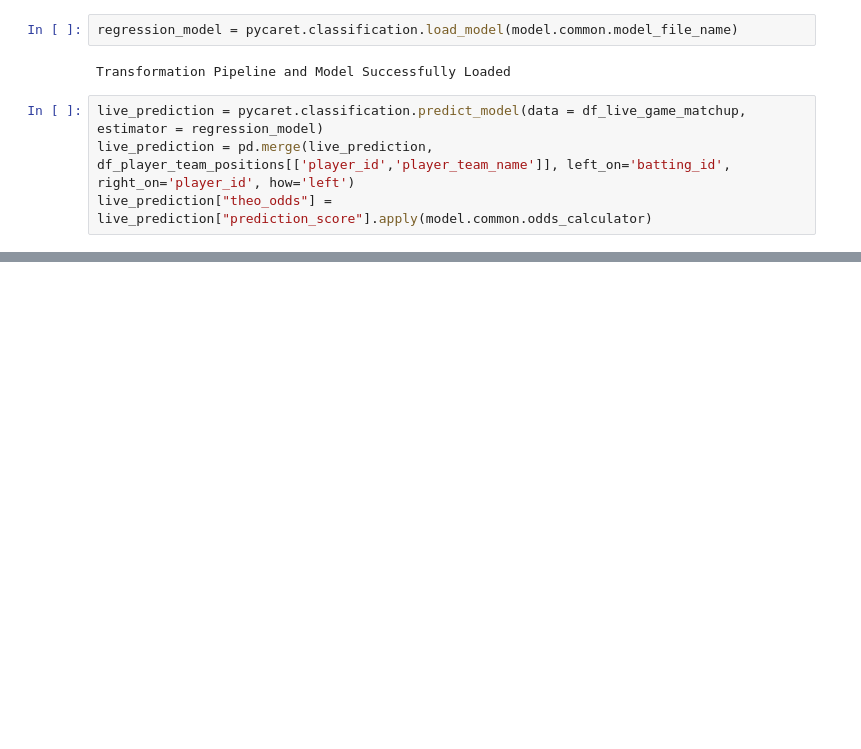
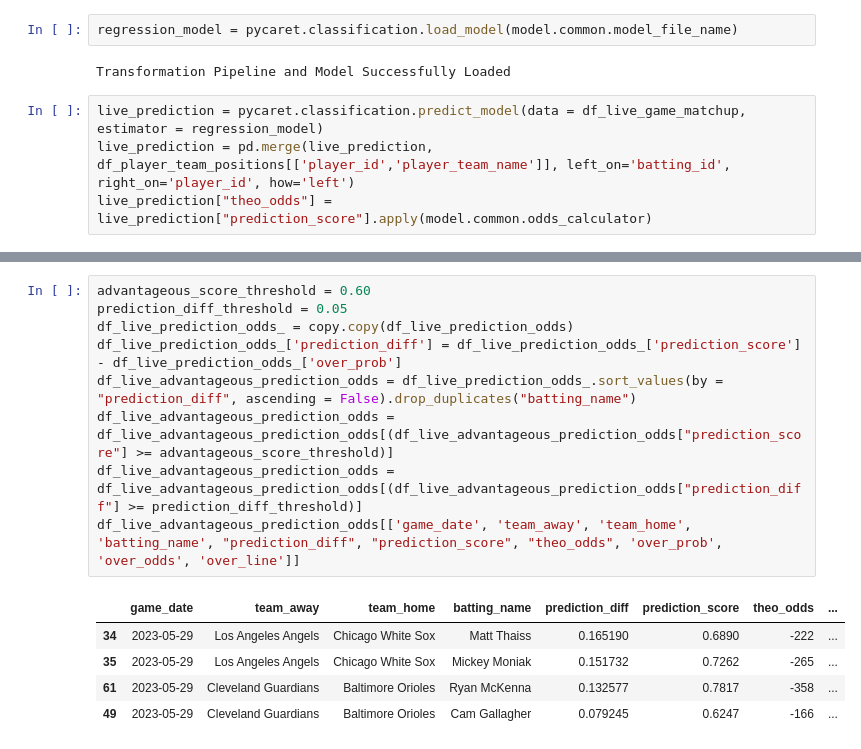
Before and after one commit to sculd/mlb-props, a Jupyter notebook: sandbox_live_bet.ipynb, the cells around one changed output, grey strips where cells are left out. Cells and saved outputs as stored; diff of their text form; blank space fills up the shorter version.

```diff
--- a/sandbox_live_bet.ipynb
+++ b/sandbox_live_bet.ipynb
@@ -108,0 +116,15 @@ confident_df_live_prediction_odds[['game_date', 'team_away', 'team_home', 'batti
+# %%
+advantageous_score_threshold = 0.60
+prediction_diff_threshold = 0.05
+df_live_prediction_odds_ = copy.copy(df_live_prediction_odds)
+df_live_prediction_odds_['prediction_diff'] = df_live_prediction_odds_['prediction_score'] - df_live_prediction_odds_['over_prob']
+df_live_advantageous_prediction_odds = df_live_prediction_odds_.sort_values(by = "prediction_diff", ascending = False).drop_duplicates("batting_name")
+df_live_advantageous_prediction_odds = df_live_advantageous_prediction_odds[(df_live_advantageous_prediction_odds["prediction_score"] >= advantageous_score_threshold)]
+df_live_advantageous_prediction_odds = df_live_advantageous_prediction_odds[(df_live_advantageous_prediction_odds["prediction_diff"] >= prediction_diff_threshold)]
+df_live_advantageous_prediction_odds[['game_date', 'team_away', 'team_home', 'batting_name', "prediction_diff", "prediction_score", "theo_odds", 'over_prob', 'over_odds', 'over_line']]
+# %% [output]
+|  | game_date | team_away | team_home | batting_name | prediction_diff | prediction_score | theo_odds | ... |
+| 34 | 2023-05-29 | Los Angeles Angels | Chicago White Sox | Matt Thaiss | 0.165190 | 0.6890 | -222 | ... |
+| 35 | 2023-05-29 | Los Angeles Angels | Chicago White Sox | Mickey Moniak | 0.151732 | 0.7262 | -265 | ... |
+| 61 | 2023-05-29 | Cleveland Guardians | Baltimore Orioles | Ryan McKenna | 0.132577 | 0.7817 | -358 | ... |
+| 49 | 2023-05-29 | Cleveland Guardians | Baltimore Orioles | Cam Gallagher | 0.079245 | 0.6247 | -166 | ... |
```
Also changed, not shown: parts of 7 cells of this notebook, 1 other file.
